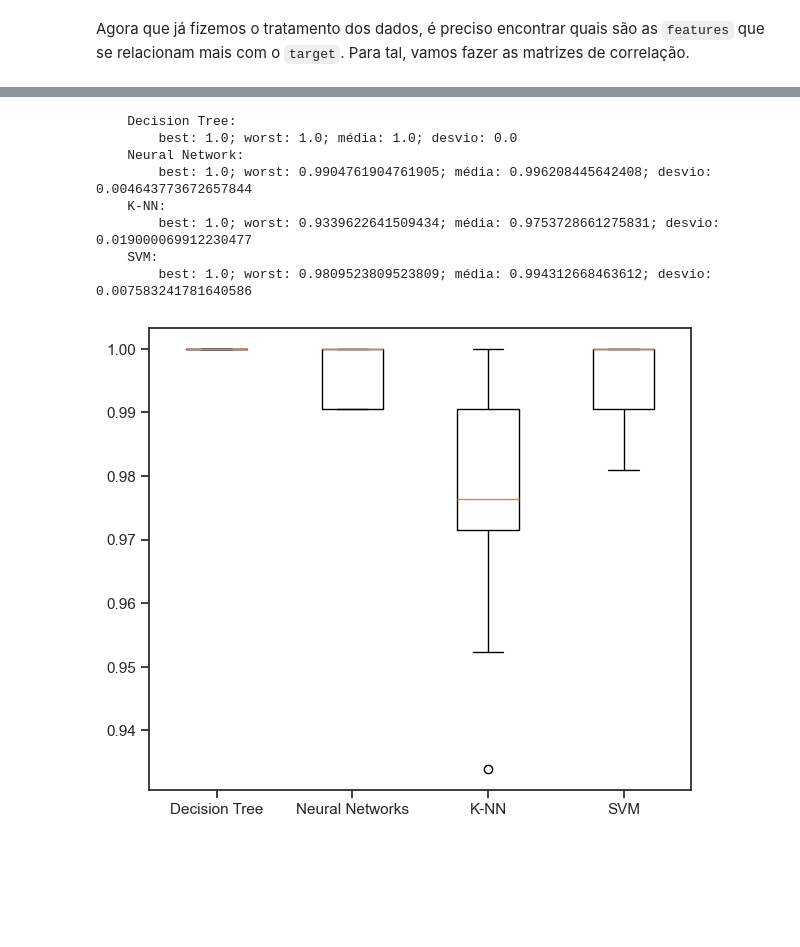
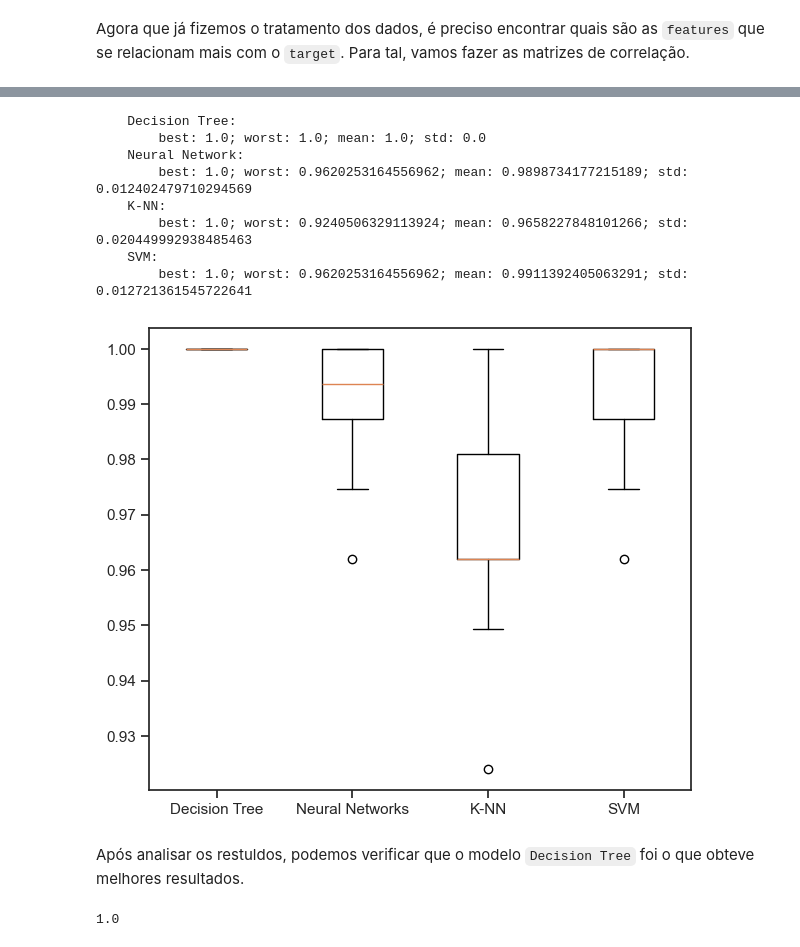
Before and after one commit to hfuturo/FEUP-IA-PROJ2, a Jupyter notebook: autism_dataset_for_toddlers.ipynb, the cells around one changed output, grey strips where cells are left out. Saved outputs shown, nothing was run; the diff lists cells and outputs as text; code cells hidden in the pictures; blank space fills up the shorter version.

Commit message:
best model

```diff
--- a/autism_dataset_for_toddlers.ipynb
+++ b/autism_dataset_for_toddlers.ipynb
@@ -192,7 +194,7 @@ Text(0.5, 1.0, 'Features correlating with Class/ASD Traits')
 # %%
-all_labels = data["Class/ASD Traits"].values;
+all_labels = data["Class/ASD Traits"].values
 
-all_inputs = data[[col for col in data.columns if col != "Class/ASD Traits"]]
+all_inputs = data[[col for col in data.columns if col != "Class/ASD Traits"]].values
 
 all_inputs[:5]
 # %% [output]
@@ -209,46 +219,50 @@ Para podermos comparar os datasets, precisamos de treinar com os mesmos datasets
 # %%
-decision_tree = DecisionTreeClassifier(random_state=0) # Decision Tree
-neural_netwrok = MLPClassifier(random_state=0) # Neural network
+decision_tree = DecisionTreeClassifier() # Decision Tree
+neural_netwrok = MLPClassifier() # Neural network
 kneighbors = KNeighborsClassifier() # K-NN (default n = 5)
-svm = SVC(random_state=0) # SVM
+svm = SVC() # SVM
 
-decision_tree_scores = cross_val_score(decision_tree, all_inputs, all_labels, cv=10)
-neural_netwrok_scores = cross_val_score(neural_netwrok, all_inputs, all_labels, cv=10)
-kneighbors_scores = cross_val_score(kneighbors, all_inputs, all_labels, cv=10)
-svm_scores = cross_val_score(svm, all_inputs, all_labels, cv=10)
-
-
+decision_tree_scores = cross_val_score(decision_tree, training_inputs, training_classes, cv=10)
+neural_netwrok_scores = cross_val_score(neural_netwrok, training_inputs, training_classes, cv=10)
+kneighbors_scores = cross_val_score(kneighbors, training_inputs, training_classes, cv=10)
+svm_scores = cross_val_score(svm, training_inputs, training_classes, cv=10)
 
 output = f"""
     Decision Tree:
-        best: {decision_tree_scores.max()}; worst: {decision_tree_scores.min()}; média: {decision_tree_scores.mean()}; desvio: {decision_tree_scores.std()}
+        best: {decision_tree_scores.max()}; worst: {decision_tree_scores.min()}; mean: {decision_tree_scores.mean()}; std: {decision_tree_scores.std()}
     Neural Network:
-        best: {neural_netwrok_scores.max()}; worst: {neural_netwrok_scores.min()}; média: {neural_netwrok_scores.mean()}; desvio: {neural_netwrok_scores.std()}
+        best: {neural_netwrok_scores.max()}; worst: {neural_netwrok_scores.min()}; mean: {neural_netwrok_scores.mean()}; std: {neural_netwrok_scores.std()}
     K-NN:
-        best: {kneighbors_scores.max()}; worst: {kneighbors_scores.min()}; média: {kneighbors_scores.mean()}; desvio: {kneighbors_scores.std()}
+        best: {kneighbors_scores.max()}; worst: {kneighbors_scores.min()}; mean: {kneighbors_scores.mean()}; std: {kneighbors_scores.std()}
     SVM:
-        best: {svm_scores.max()}; worst: {svm_scores.min()}; média: {svm_scores.mean()}; desvio: {svm_scores.std()}
+        best: {svm_scores.max()}; worst: {svm_scores.min()}; mean: {svm_scores.mean()}; std: {svm_scores.std()}
 """
+print(output)
 
-print(output)
+sb.set_theme(style="ticks")
+
+fig, axis = plt.subplots(figsize=(7,6))
+
+scores = [decision_tree_scores, neural_netwrok_scores, kneighbors_scores, svm_scores]
+names = ["Decision Tree", "Neural Networks", "K-NN", "SVM"]
+
+plt.boxplot(scores, labels=names)
+plt.show()
 # %% [output]
     Decision Tree:
-        best: 1.0; worst: 1.0; média: 1.0; desvio: 0.0
+        best: 1.0; worst: 1.0; mean: 1.0; std: 0.0
     Neural Network:
-        best: 1.0; worst: 0.9904761904761905; média: 0.996208445642408; desvio: 0.004643773672657844
+        best: 1.0; worst: 0.9620253164556962; mean: 0.9898734177215189; std: 0.012402479710294569
     K-NN:
-        best: 1.0; worst: 0.9339622641509434; média: 0.9753728661275831; desvio: 0.019000069912230477
+        best: 1.0; worst: 0.9240506329113924; mean: 0.9658227848101266; std: 0.020449992938485463
     SVM:
-        best: 1.0; worst: 0.9809523809523809; média: 0.994312668463612; desvio: 0.007583241781640586
+        best: 1.0; worst: 0.9620253164556962; mean: 0.9911392405063291; std: 0.012721361545722641
+[figure, added]
-# %%
-sb.set_theme(style="ticks")
-
-fig, axis = plt.subplots(figsize=(7,6))
-
-scores = [decision_tree_scores, neural_netwrok_scores, kneighbors_scores, svm_scores]
-names = ["Decision Tree", "Neural Networks", "K-NN", "SVM"]
-
-plt.boxplot(scores, labels=names)
-plt.show()
-# %% [output]
-[figure, removed]
+# %% [markdown]
+Após analisar os restuldos, podemos verificar que o modelo `Decision Tree` foi o que obteve melhores resultados.
+# %%
+model = DecisionTreeClassifier()
+model.fit(training_inputs, training_classes)
+model.score(testing_inputs, testing_classes)
+# %% [output]
+1.0
```
Also changed, not shown: parts of 12 cells of this notebook.
